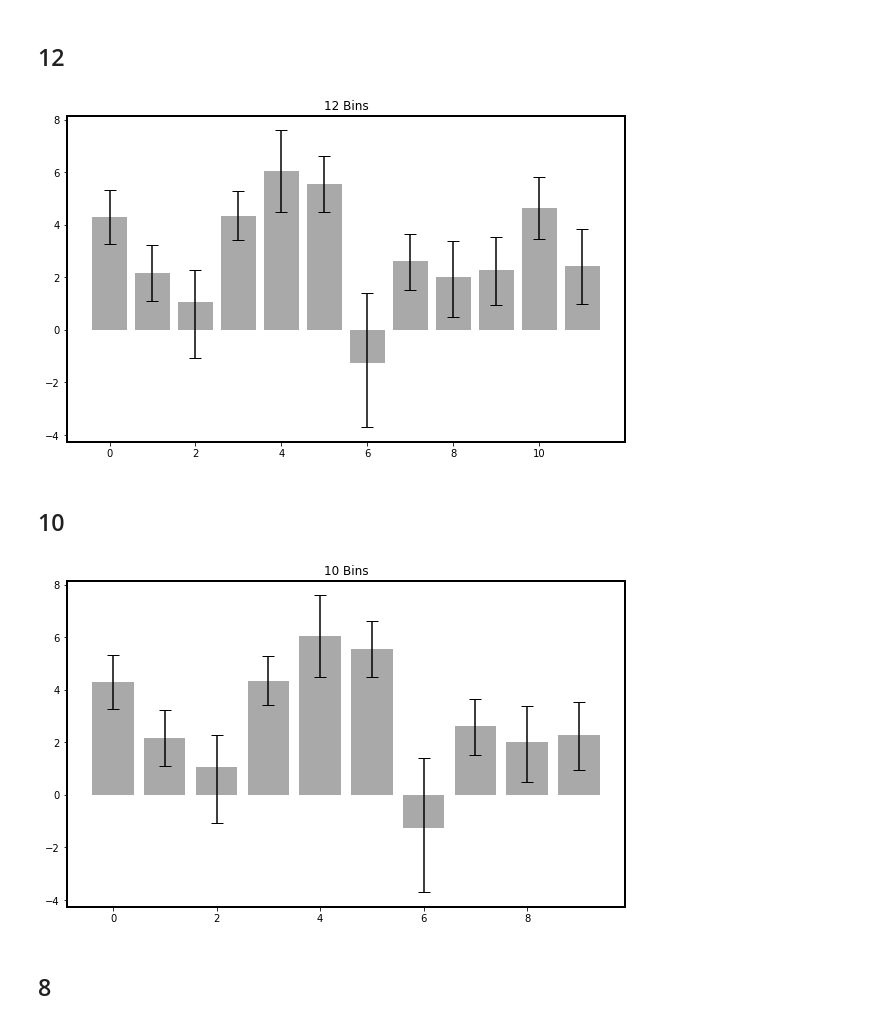
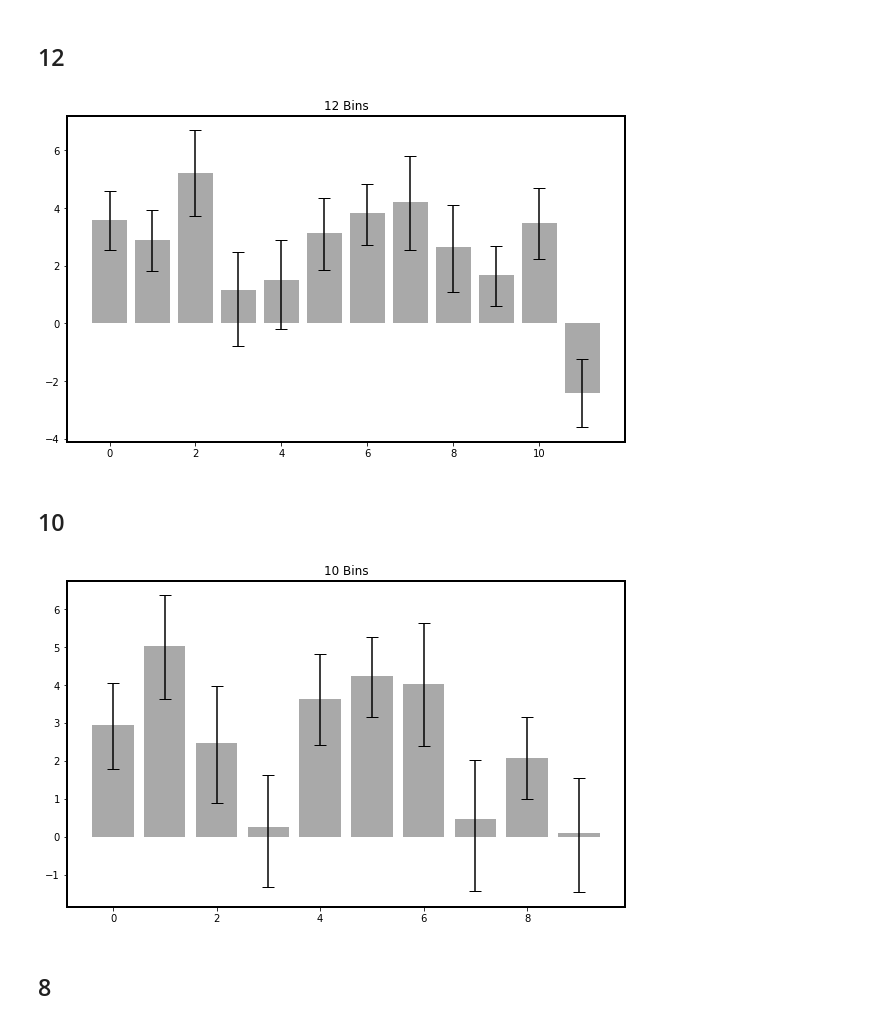
Before and after one commit to WhitneyLab/Serial_Dependence_Analysis_Base, a Jupyter notebook: figures/Fig_6/Fig_6.ipynb, the cells around one changed output. Drawn from its saved outputs; the diff is of its cells as text; code cells hidden in the pictures.

```diff
--- a/figures/Fig_6/Fig_6.ipynb
+++ b/figures/Fig_6/Fig_6.ipynb
@@ -73,7 +73,7 @@ row = 0
 for bins in range(numBins):
     subjectdata_temp = pd.DataFrame()
 
-    mean_bin, ci_low_bin, ci_up_bin = mean_confidence_interval.confidence_interval_percentile(twentyfourbins[bins])
+    mean_bin, ci_low_bin, ci_up_bin = mean_confidence_interval.confidence_interval_percentile(data[bins])
 
     bindata.loc[bins, 'MEAN'] = mean_bin
     bindata.loc[bins, 'CI_LOW'] = ci_low_bin
@@ -115,7 +115,7 @@ row = 0
 for bins in range(numBins):
     subjectdata_temp = pd.DataFrame()
 
-    mean_bin, ci_low_bin, ci_up_bin = mean_confidence_interval.confidence_interval_percentile(twentyfourbins[bins])
+    mean_bin, ci_low_bin, ci_up_bin = mean_confidence_interval.confidence_interval_percentile(data[bins])
 
     bindata.loc[bins, 'MEAN'] = mean_bin
     bindata.loc[bins, 'CI_LOW'] = ci_low_bin
@@ -157,7 +157,7 @@ row = 0
 for bins in range(numBins):
     subjectdata_temp = pd.DataFrame()
 
-    mean_bin, ci_low_bin, ci_up_bin = mean_confidence_interval.confidence_interval_percentile(twentyfourbins[bins])
+    mean_bin, ci_low_bin, ci_up_bin = mean_confidence_interval.confidence_interval_percentile(data[bins])
 
     bindata.loc[bins, 'MEAN'] = mean_bin
     bindata.loc[bins, 'CI_LOW'] = ci_low_bin
@@ -183,7 +183,7 @@ plt.savefig('Fig_6_' + str(numBins) + 'bins.eps', bbox_inches='tight', dpi=1200)
 plt.savefig('Fig_6_' + str(numBins) + 'bins.svg', bbox_inches='tight', dpi=1200)
 plt.savefig('Fig_6_' + str(numBins) + 'bins.jpg', bbox_inches='tight', dpi=1200)
 # %% [output]
-[figure, old version]
+[figure, new version]
 # %% [markdown]
 ## 10
 # %%
@@ -197,35 +197,35 @@ bindata = pd.DataFrame()
 
 row = 0
 for bins in range(numBins):
     subjectdata_temp = pd.DataFrame()
 
-    mean_bin, ci_low_bin, ci_up_bin = mean_confidence_interval.confidence_interval_percentile(twentyfourbins[bins])
+    mean_bin, ci_low_bin, ci_up_bin = mean_confidence_interval.confidence_interval_percentile(data[bins])
 
     bindata.loc[bins, 'MEAN'] = mean_bin
     bindata.loc[bins, 'CI_LOW'] = ci_low_bin
     bindata.loc[bins, 'CI_UP'] = ci_up_bin
 
 # CI
 bin_ci = pd.DataFrame()
 for i in range(len(bindata)):
 
     low = bindata.loc[i, 'MEAN'] - bindata.loc[i, 'CI_LOW']
     up = bindata.loc[i, 'CI_UP'] - bindata.loc[i, 'MEAN']
 
     bin_ci.loc[0, i] = low
     bin_ci.loc[1, i] = up
 
 # plot
 plt.figure(figsize=(10, 6))
 
 plt.bar(range(len(bindata)), bindata['MEAN'], yerr=bin_ci.to_numpy(), ecolor='black',
        capsize=6, color = 'darkgray')
 plt.title(str(numBins) + ' Bins')
 plt.savefig('Fig_6_' + str(numBins) + 'bins.eps', bbox_inches='tight', dpi=1200)
 plt.savefig('Fig_6_' + str(numBins) + 'bins.svg', bbox_inches='tight', dpi=1200)
 plt.savefig('Fig_6_' + str(numBins) + 'bins.jpg', bbox_inches='tight', dpi=1200)
 # %% [output]
-[figure, old version]
+[figure, new version]
 # %% [markdown]
 ## 8
 # %%
```
Also changed, not shown: parts of 7 cells of this notebook, 15 other files.
